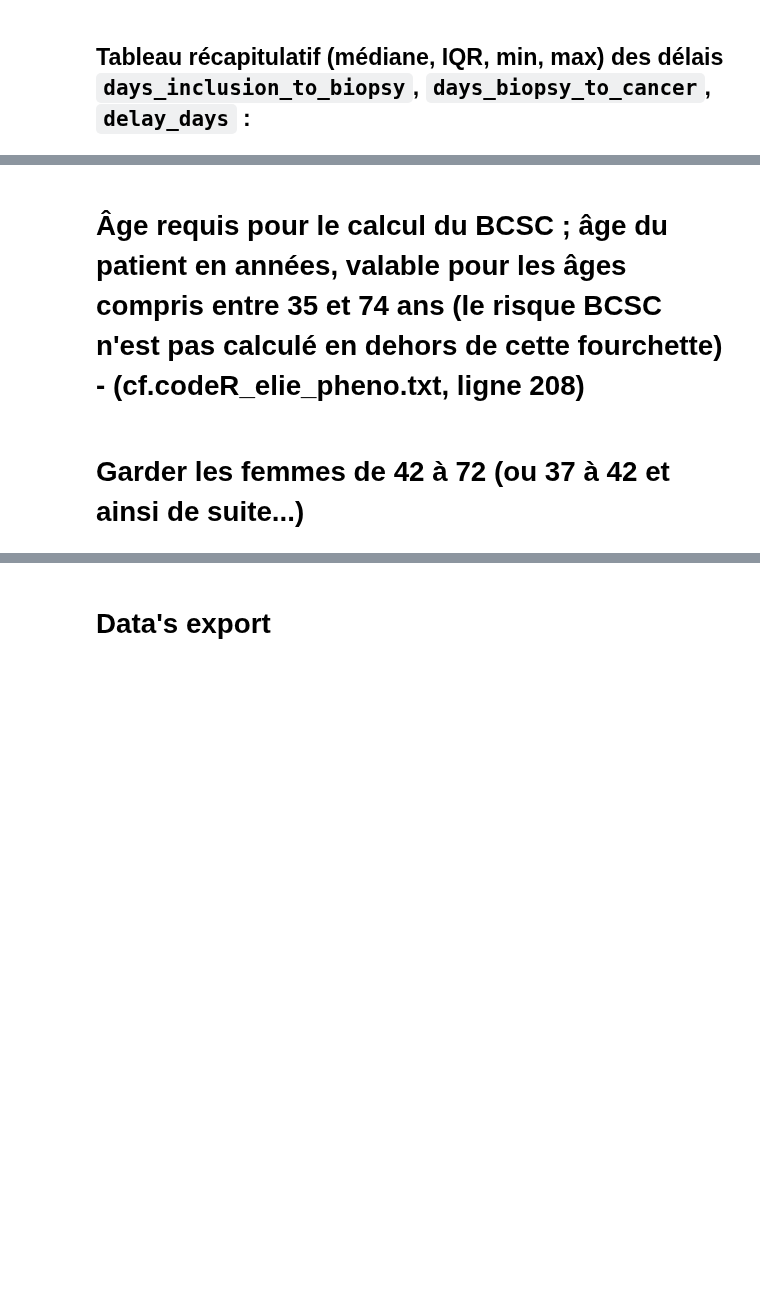
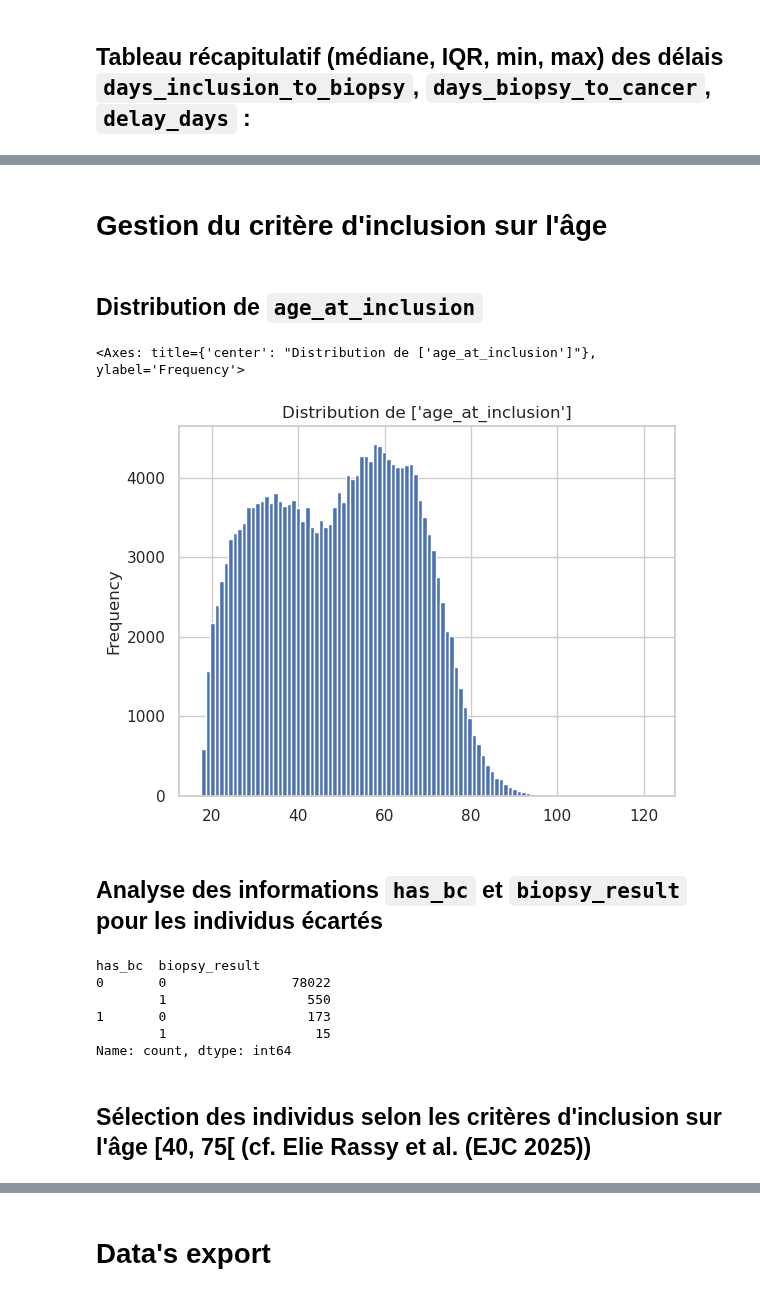
Before and after one commit to RR-DataSciences/Multi-trait-GWAS-in-admixed-populations, a Jupyter notebook: notebooks/54_Breast_Cancer_WITHIN_5Y_DataSelectionAndFiltering.ipynb, the cells around one changed output, grey strips where cells are left out. Saved outputs shown, nothing was run; the diff lists cells and outputs as text; code cells hidden in the pictures; blank space fills up the shorter version.

```diff
--- a/notebooks/54_Breast_Cancer_WITHIN_5Y_DataSelectionAndFiltering.ipynb
+++ b/notebooks/54_Breast_Cancer_WITHIN_5Y_DataSelectionAndFiltering.ipynb
@@ -676,4 +676,24 @@ df_sample[['inclusion_date', 'first_breast_cancer_date','has_bc',
-# %% [markdown]
-# Âge requis pour le calcul du BCSC ; âge du patient en années, valable pour les âges compris entre 35 et 74 ans (le risque BCSC n'est pas calculé en dehors de cette fourchette) - (cf.codeR_elie_pheno.txt, ligne 208)
-# %% [markdown]
-# Garder les femmes de 42 à 72 (ou 37 à 42 et ainsi de suite...)
+# %% [markdown]
+# Gestion du critère d'inclusion sur l'âge
+# %% [markdown]
+## Distribution de `age_at_inclusion`
+# %%
+df_bc_without_relatedness_before180days['age_at_inclusion'].plot.hist(bins=100, title="Distribution de ['age_at_inclusion']")
+# %% [output]
+<Axes: title={'center': "Distribution de ['age_at_inclusion']"}, ylabel='Frequency'>
+[figure, added]
+# %% [markdown]
+## Analyse des informations `has_bc` et `biopsy_result` pour les individus écartés
+# %%
+df_bc_without_relatedness_before180days[
+    (df_bc_without_relatedness_before180days['age_at_inclusion'] < 40)
+    | (df_bc_without_relatedness_before180days['age_at_inclusion'] > 75)][['has_bc','biopsy_result']].value_counts()
+# %% [output]
+has_bc  biopsy_result
+0       0                78022
+        1                  550
+1       0                  173
+        1                   15
+Name: count, dtype: int64
+# %% [markdown]
+## Sélection des individus selon les critères d'inclusion sur l'âge [40, 75[ (cf. Elie Rassy et al. (EJC 2025))
```
Also changed, not shown: parts of 40 cells of this notebook, 2 other files.
